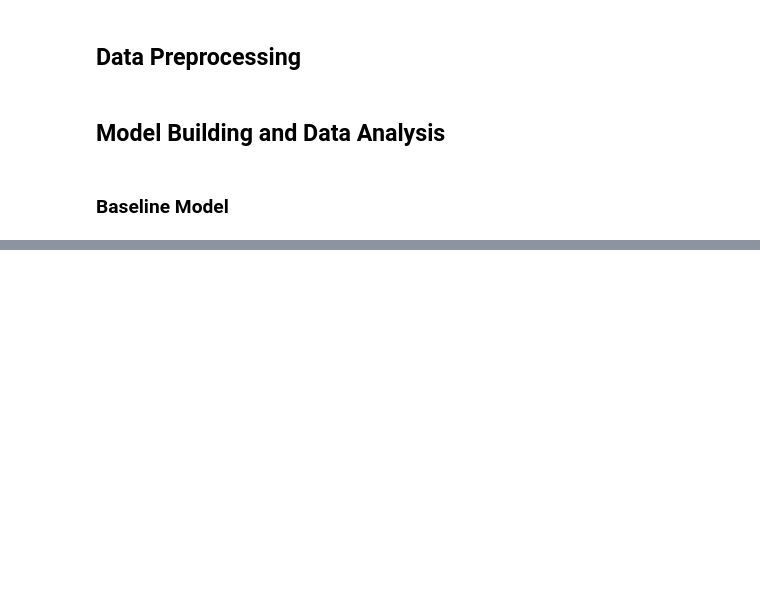
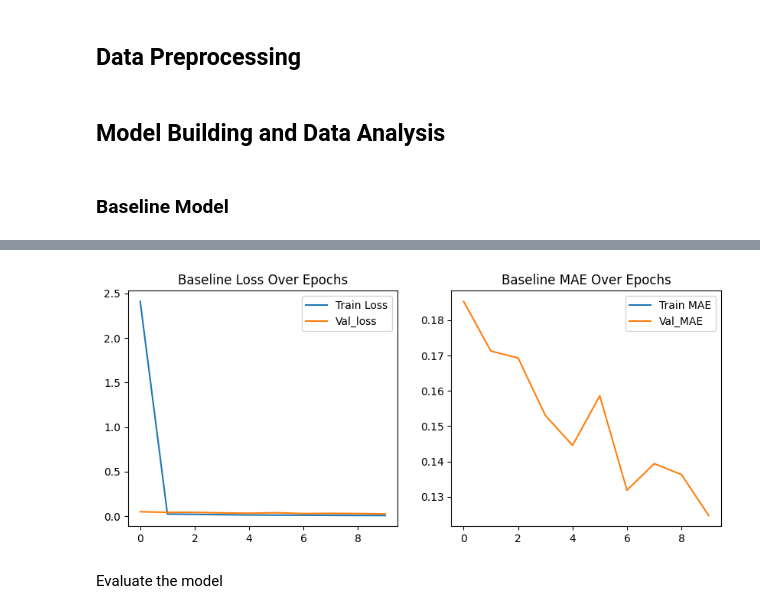
Before and after one commit to AndrewReusche/License_Plate_Detection, a Jupyter notebook: second_exploratory_notebook.ipynb, the cells around one changed output, grey strips where cells are left out. Saved outputs shown, nothing was run; the diff lists cells and outputs as text; code cells hidden in the pictures; blank space fills up the shorter version.

Commit message:
second notebook: build baseline model

```diff
--- a/second_exploratory_notebook.ipynb
+++ b/second_exploratory_notebook.ipynb
@@ -205,0 +203,56 @@ def
+# %%
+#function to build a baseline CNN Model
+def build_baseline_cnn():
+  model= models.Sequential([layers.Conv2D(32, (3, 3), activation= 'relu',
+                                          input_shape= (img_size, img_size, 3)),
+                            layers.MaxPooling2D((2, 2)),
+                            layers.Conv2D(64, (3, 3), activation= 'relu'),
+                            layers.MaxPooling2D((2, 2)),
+                            layers.Conv2D(128, (3, 3), activation= 'relu'),
+                            layers.MaxPooling2D((2, 2)),
+                            layers.Flatten(),
+                            layers.Dense(128, activation= 'relu'),
+                            layers.Dense(4)])
+  model.compile(optimizer= 'adam', loss= 'mse', metrics= ['mae'])
+  return model
+
+#make a function to plot training history
+def plot_training_history(history, model_name):
+  plt.figure(figsize=(10, 4))
+
+  #plot the loss
+  plt.subplot(1, 2, 1)
+  plt.plot(history['loss'], label= 'Train Loss')
+  plt.plot(history['val_loss'], label= 'Val_loss')
+  plt.title(f'{model_name} Loss Over Epochs')
+  plt.legend()
+
+  #plot the MAE
+  plt.subplot(1, 2, 2)
+  plt.plot(history['mae'], label= 'Train MAE')
+  plt.plot(history['val_mae'], label= 'Val_MAE')
+  plt.title(f'{model_name} MAE Over Epochs')
+  plt.legend()
+
+#instantiate the model
+baseline_model= KerasRegressor(build_fn= build_baseline_cnn,
+                               epochs= 10,
+                               batch_size= 32,
+                               verbose= 1)
+
+
+#create a pipeline for preprocessing and basemodel
+baseline_pipeline= Pipeline([
+    ('b_model', baseline_model)])
+
+
+#fit the model on the prepocessed data
+baseline_model.fit(train_images_pp, train_labels_pp,
+                   validation_data= (val_images_pp, val_labels_pp),
+                   epochs= 10,
+                   batch_size= 32,
+                   verbose= 1)
+
+#plot the training history
+plot_training_history(baseline_model.history_, model_name= "Baseline")
+# %% [output]
@@ -205,0 +279,3 @@ def
+[figure, added]
+# %% [markdown]
+Evaluate the model
```
Also changed, not shown: parts of 4 cells of this notebook.
